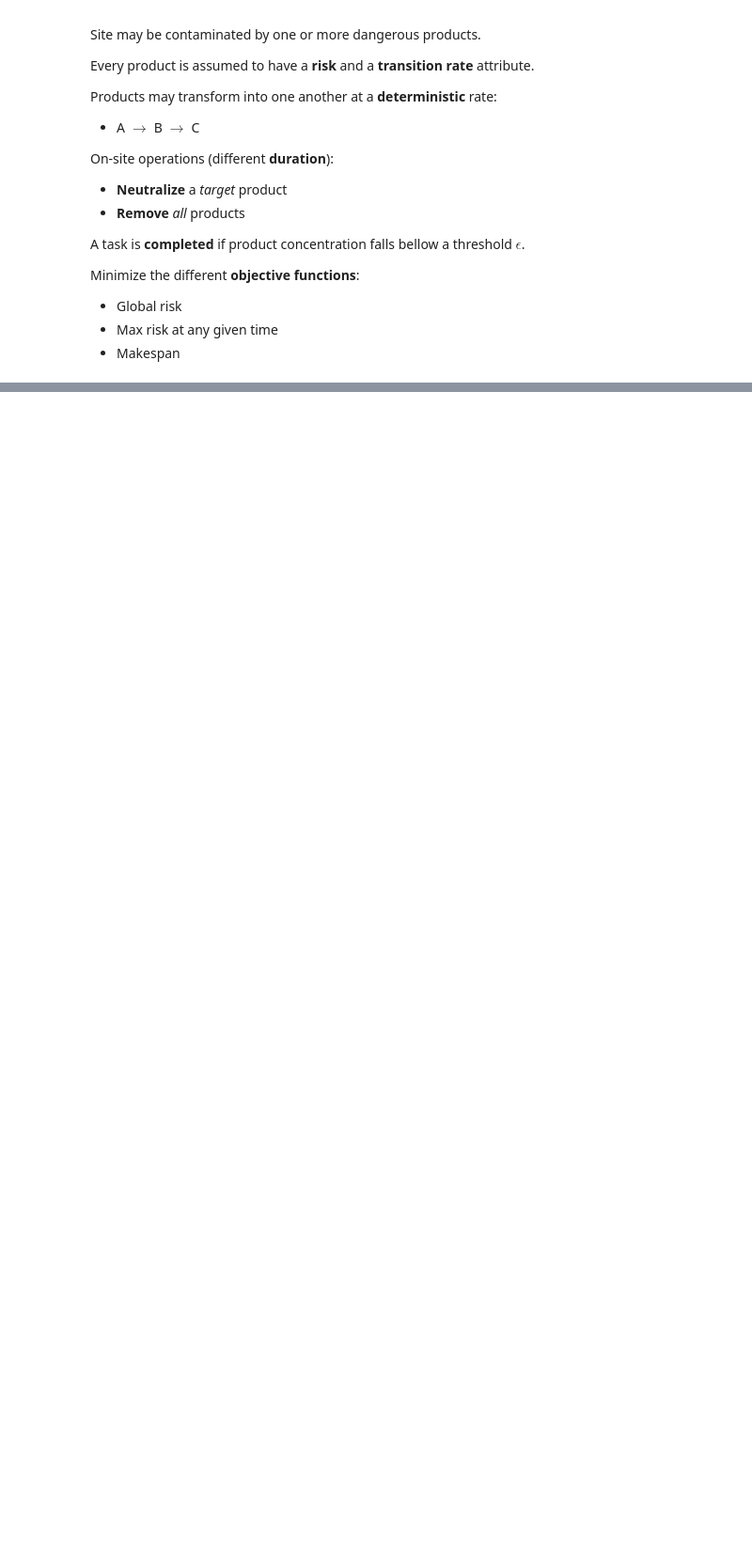
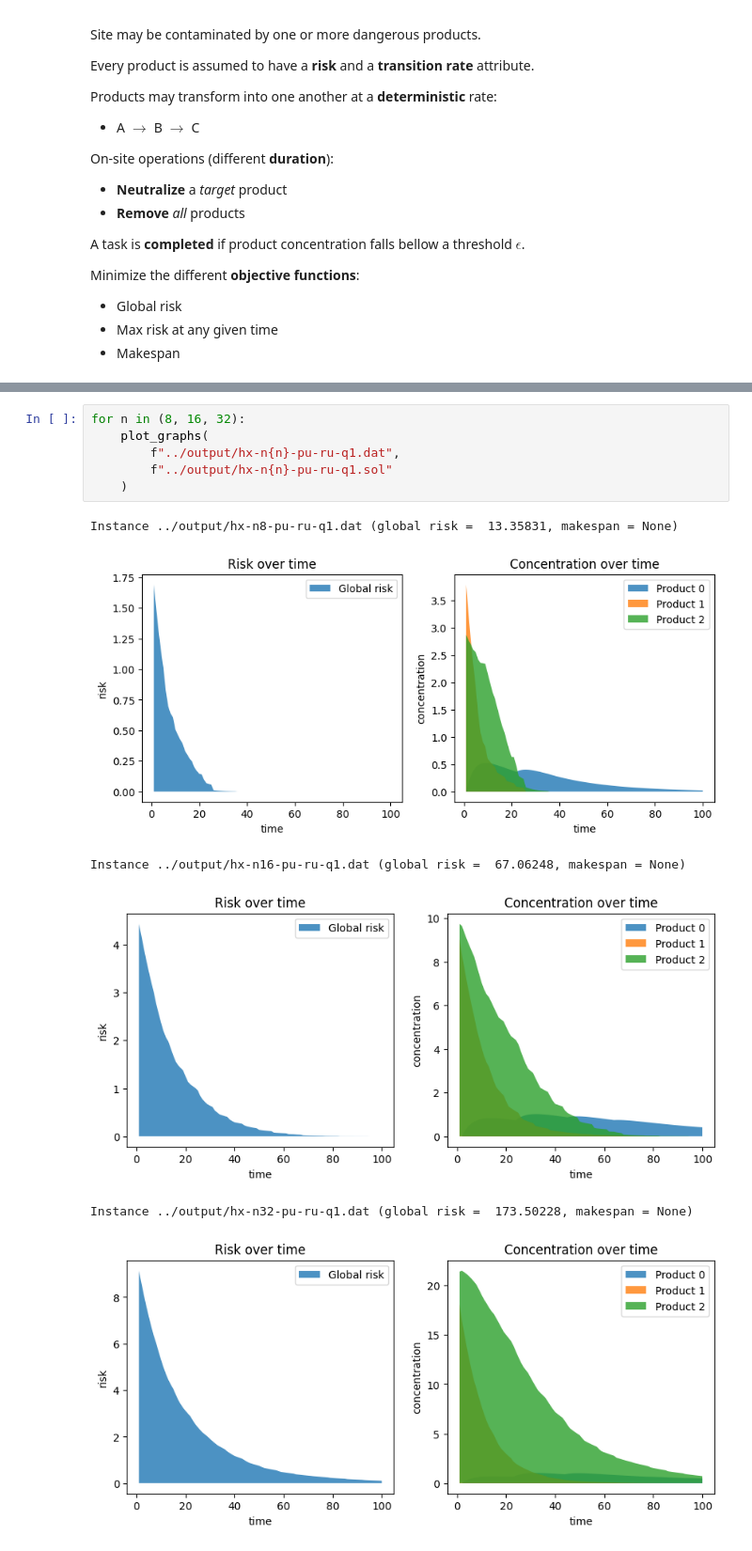
Before and after one commit to gacheiro/optlis, a Jupyter notebook: notebooks/Dynamic tranformation and degradation.ipynb, the cells around one changed output, grey strips where cells are left out. Shown at 94% size. Saved outputs shown, nothing was run; the diff lists cells and outputs as text; blank space fills up the shorter version.

```diff
--- a/notebooks/Dynamic tranformation and degradation.ipynb
+++ b/notebooks/Dynamic tranformation and degradation.ipynb
@@ -123,3 +49,16 @@ Instance ../data/instances/increasing.dat (global risk =  162.06920, makespan =
 [figure]
 Instance ../data/instances/decreasing.dat (global risk =  147.65730, makespan = None)
 [figure]
+# %%
+for n in (8, 16, 32):
+    plot_graphs(
+        f"../output/hx-n{n}-pu-ru-q1.dat",
+        f"../output/hx-n{n}-pu-ru-q1.sol"
+    )
+# %% [output]
+Instance ../output/hx-n8-pu-ru-q1.dat (global risk =  13.35831, makespan = None)
+[figure, added]
+Instance ../output/hx-n16-pu-ru-q1.dat (global risk =  67.06248, makespan = None)
+[figure, added]
+Instance ../output/hx-n32-pu-ru-q1.dat (global risk =  173.50228, makespan = None)
+[figure, added]
```
Also changed, not shown: parts of 4 cells of this notebook, 6 other files.
